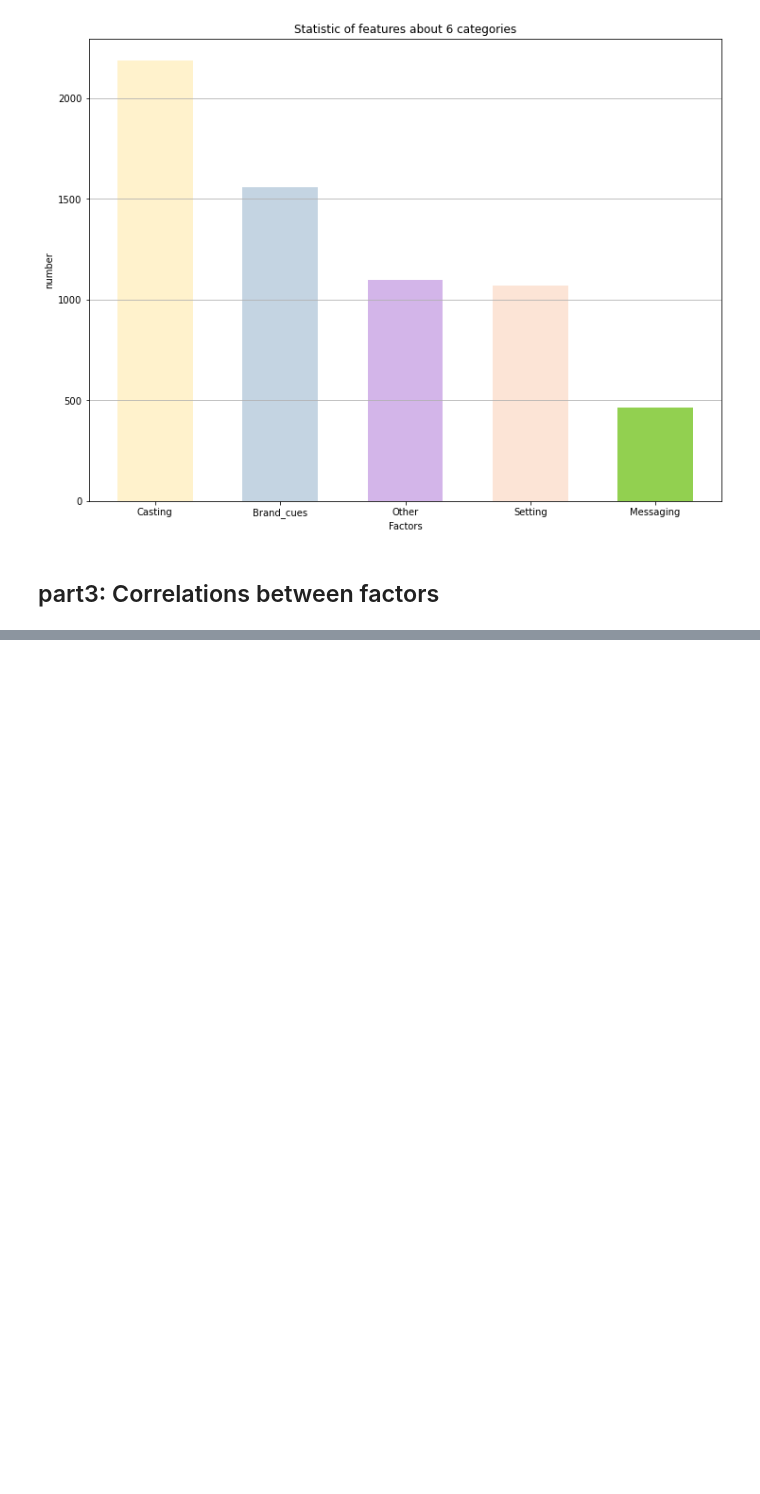
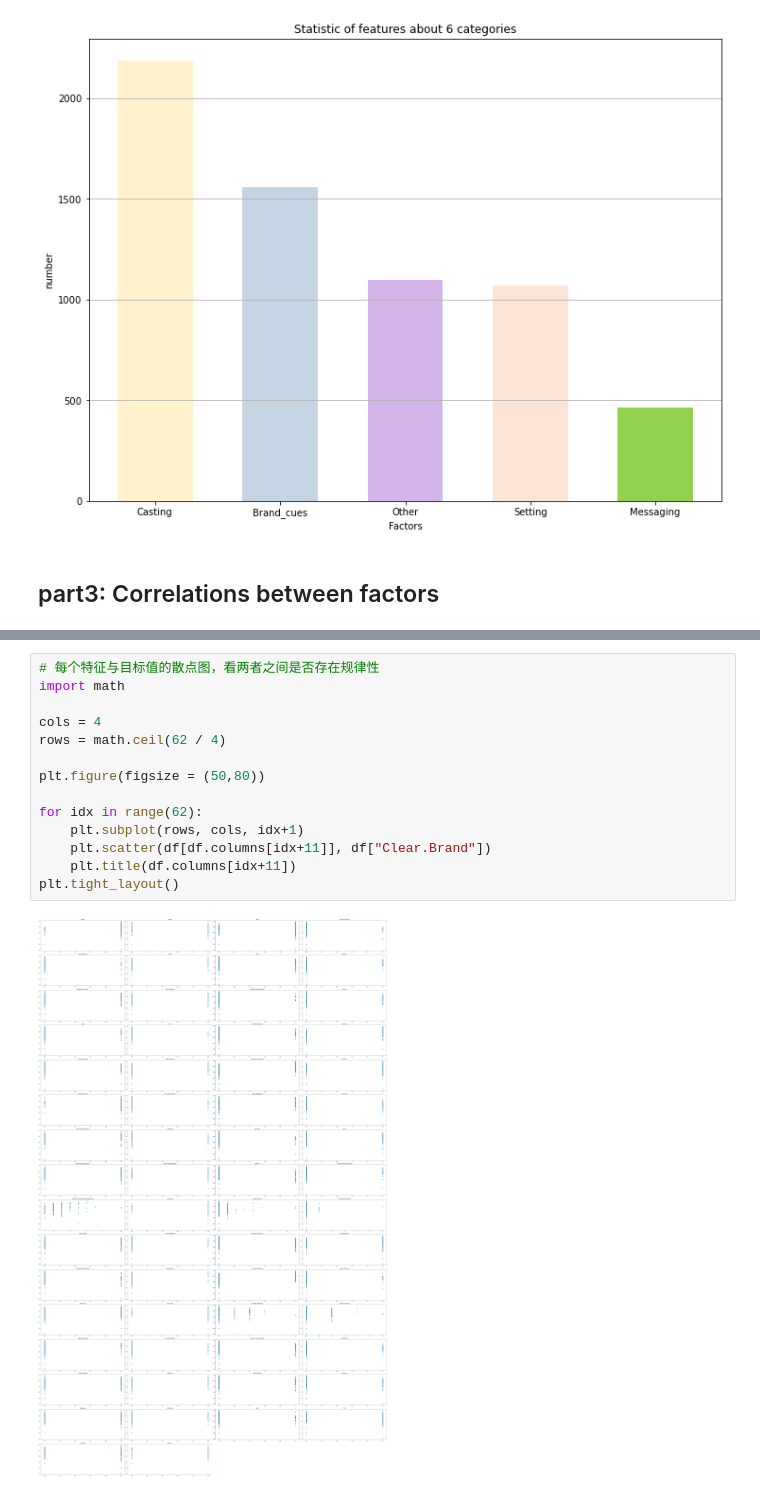
Before and after one commit to MatteeXie/Ads_effectiveness, a Jupyter notebook: data_process.ipynb, the cells around one changed output, grey strips where cells are left out. Cells and saved outputs as stored; diff of their text form; blank space fills up the shorter version.

```diff
--- a/data_process.ipynb
+++ b/data_process.ipynb
@@ -132,0 +203,16 @@ plt.show()
+# %%
+# 每个特征与目标值的散点图，看两者之间是否存在规律性
+import math
+
+cols = 4
+rows = math.ceil(62 / 4)
+
+plt.figure(figsize = (50,80))
+
+for idx in range(62):
+    plt.subplot(rows, cols, idx+1)
+    plt.scatter(df[df.columns[idx+11]], df["Clear.Brand"])
+    plt.title(df.columns[idx+11])
+plt.tight_layout()
+# %% [output]
+[figure, added]
```
Also changed, not shown: parts of 10 cells of this notebook, 32 other files.
